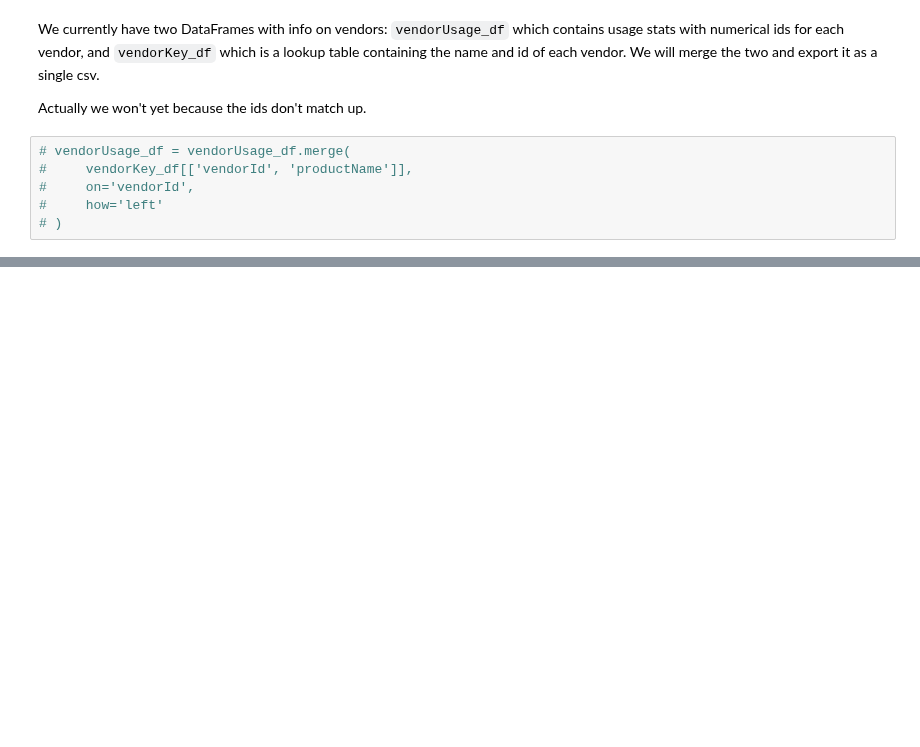
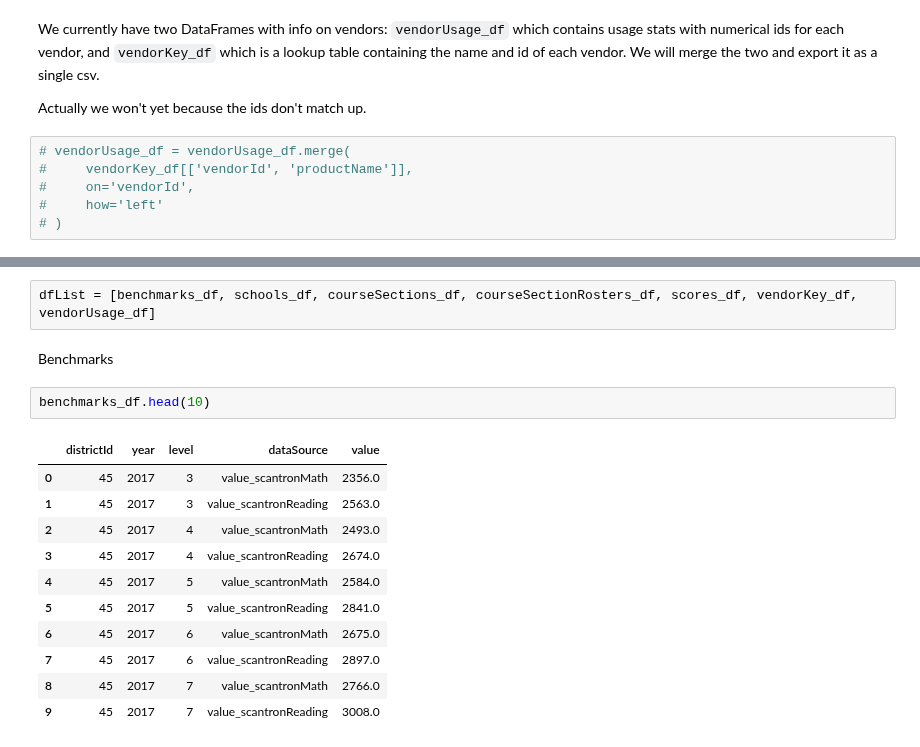
Before and after one commit to level-data-1a/predicting-proficiency, a Jupyter notebook: process_data.ipynb, the cells around one changed output, grey strips where cells are left out. Saved outputs shown, nothing was run; the diff lists cells and outputs as text; blank space fills up the shorter version.

```diff
--- a/process_data.ipynb
+++ b/process_data.ipynb
@@ -137,0 +137,18 @@ VendorIds with no key: {'62382', '25405', '37269', '27172', '62509', '23165', '6
+# %%
+dfList = [benchmarks_df, schools_df, courseSections_df, courseSectionRosters_df, scores_df, vendorKey_df, vendorUsage_df]
+# %% [markdown]
+Benchmarks
+# %%
+benchmarks_df.head(10)
+# %% [output]
+|  | districtId | year | level | dataSource | value |
+| 0 | 45 | 2017 | 3 | value_scantronMath | 2356.0 |
+| 1 | 45 | 2017 | 3 | value_scantronReading | 2563.0 |
+| 2 | 45 | 2017 | 4 | value_scantronMath | 2493.0 |
+| 3 | 45 | 2017 | 4 | value_scantronReading | 2674.0 |
+| 4 | 45 | 2017 | 5 | value_scantronMath | 2584.0 |
+| 5 | 45 | 2017 | 5 | value_scantronReading | 2841.0 |
+| 6 | 45 | 2017 | 6 | value_scantronMath | 2675.0 |
+| 7 | 45 | 2017 | 6 | value_scantronReading | 2897.0 |
+| 8 | 45 | 2017 | 7 | value_scantronMath | 2766.0 |
+| 9 | 45 | 2017 | 7 | value_scantronReading | 3008.0 |
```
Also changed, not shown: parts of 12 cells of this notebook.
